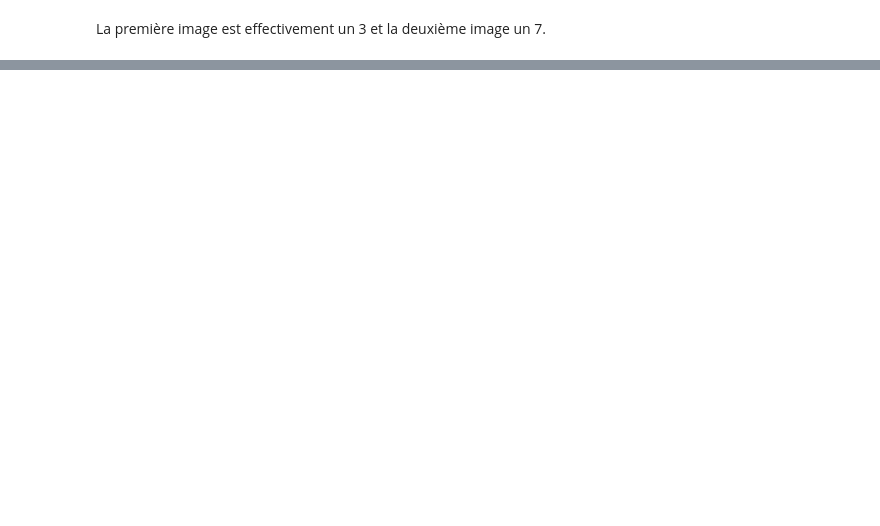
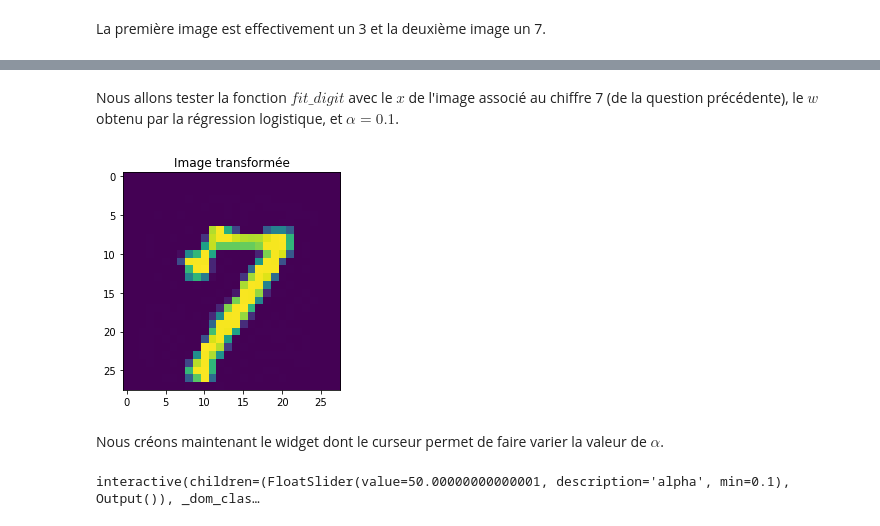
Before and after one commit to EmelineToustou/Emeline_Megane_HMMA238, a Jupyter notebook: notebook_tp_BOYER_TOUSTOU.ipynb, the cells around one changed output, grey strips where cells are left out. Saved outputs shown, nothing was run; the diff lists cells and outputs as text; code cells hidden in the pictures; blank space fills up the shorter version.

Commit message:
Exercice  2 questions 4, 6 et 7

```diff
--- a/notebook_tp_BOYER_TOUSTOU.ipynb
+++ b/notebook_tp_BOYER_TOUSTOU.ipynb
@@ -324,5 +299,0 @@ X_3_7.shape
-# %%
-def fig_digit(x, w, alpha):
-
-    #X doit être un vecteur de taille (1,784)
-    xmod = x.reshape(1,784)- ( alpha * np.dot(w.T,x) * w /np.linalg.norm(w)**2 )
@@ -328,0 +322,13 @@ def fig_digit(x, w, alpha):
+# %% [markdown]
+Nous allons tester la fonction $fit\_digit$ avec le $x$ de l'image associé au chiffre 7 (de la question précédente), le $w$ obtenu par la régression logistique, et $\alpha = 0.1$.
+# %%
+x_img_7 = X[classe_7][30]
+fig_digit(x_img_7, w.T, 0.1)
+# %% [output]
+[figure, added]
+# %% [markdown]
+Nous créons maintenant le widget dont le curseur permet de faire varier la valeur de $\alpha$.
+# %%
+interact(fig_digit, x_init = fixed(x_img_7), w_regression = fixed(w.T), alpha = (0.1, 100, 0.1));
+# %% [output]
+interactive(children=(FloatSlider(value=50.00000000000001, description='alpha', min=0.1), Output()), _dom_clas…
```
Also changed, not shown: parts of 28 cells of this notebook, 1 other file.
